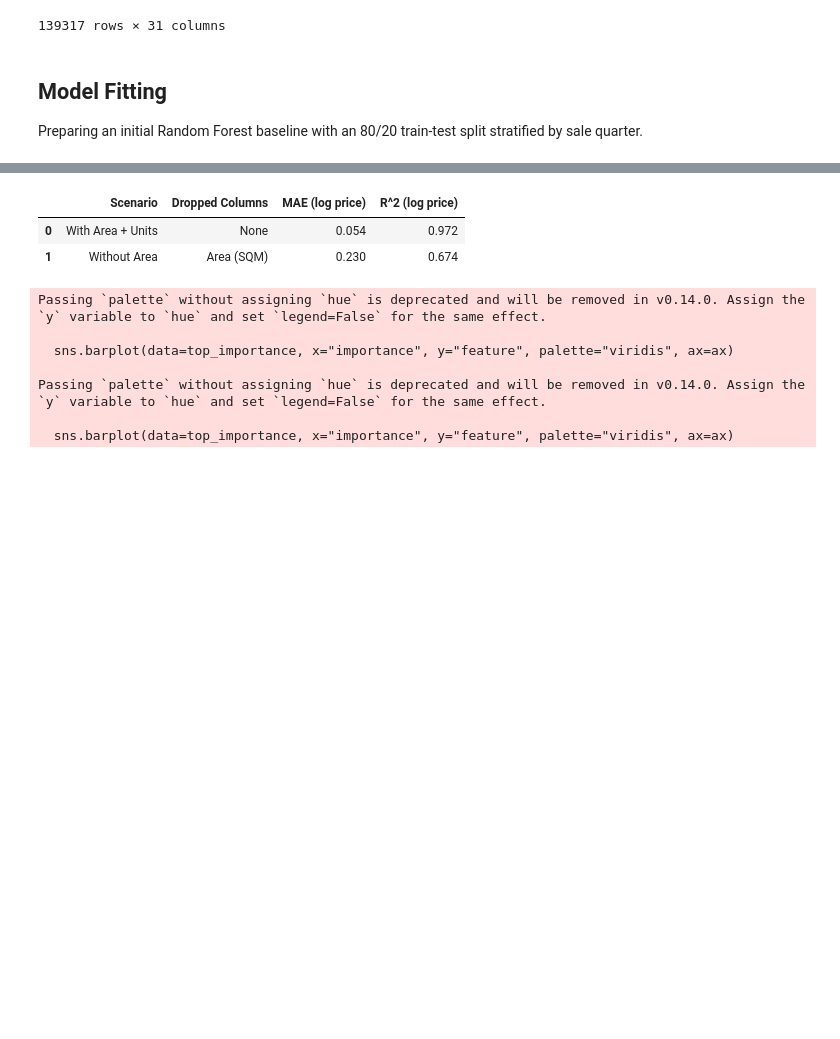
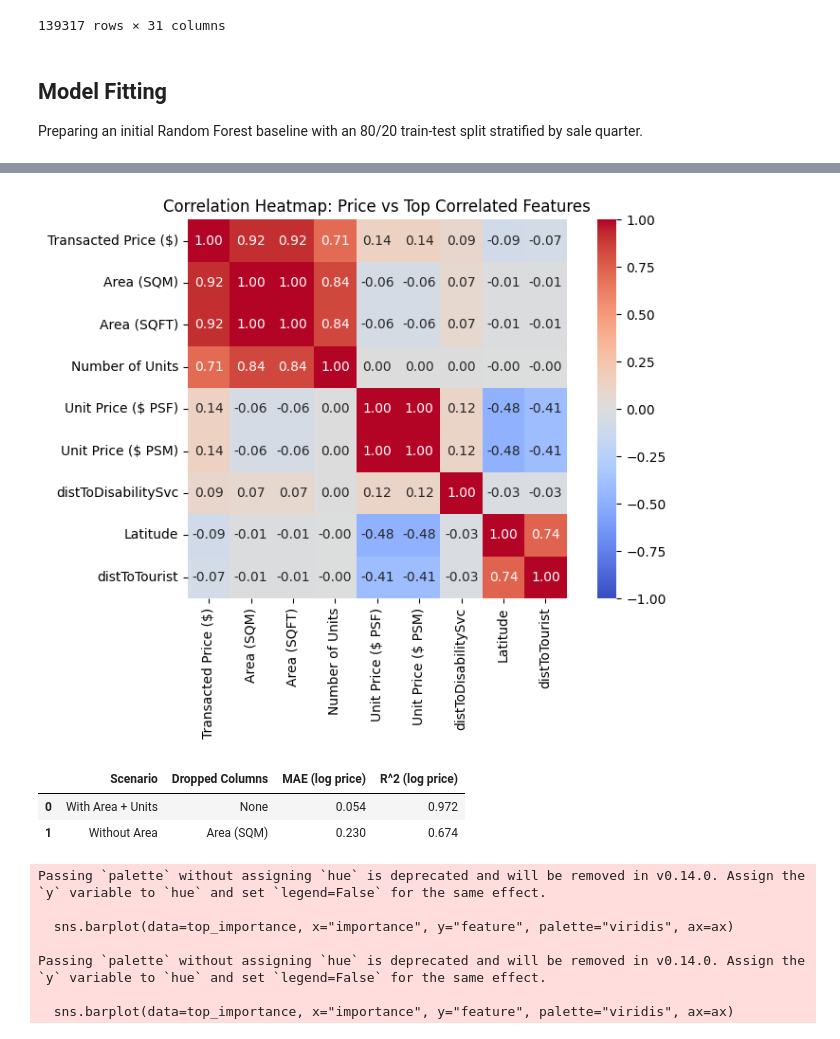
Before and after one commit to aatmiyasilwal/COMP3522-Singapore, a Jupyter notebook: ml.ipynb, the cells around one changed output, grey strips where cells are left out. Saved outputs shown, nothing was run; the diff lists cells and outputs as text; code cells hidden in the pictures; blank space fills up the shorter version.

```diff
--- a/ml.ipynb
+++ b/ml.ipynb
@@ -304,3 +387,23 @@ experiment_configs = [
+# %%
+numeric_candidates = model_df.select_dtypes(include=[np.number]).drop(columns=[log_target_column], errors="ignore")
+if target_column not in numeric_candidates.columns:
+    raise KeyError(f"Target column '{target_column}' not present or not numeric for correlation heatmap.")
+
+corr_with_price = numeric_candidates.corr()[target_column].drop(target_column).dropna().sort_values(key=lambda s: s.abs(), ascending=False)
+if corr_with_price.empty:
+    raise RuntimeError("No numeric features available to correlate with transaction price.")
+
+top_features = corr_with_price.head(8).index.tolist()
+heatmap_cols = [target_column] + top_features
+heatmap_df = model_df[heatmap_cols].corr()
+
+plt.figure(figsize=(8, 6))
+sns.heatmap(heatmap_df, annot=True, fmt=".2f", cmap="coolwarm", vmin=-1, vmax=1, square=True)
+plt.title("Correlation Heatmap: Price vs Top Correlated Features")
+plt.tight_layout()
+plt.show()
+# %% [output]
+[figure, added]
 # %%
 def run_random_forest_experiment(extra_drop: list[str]) -> dict:
     drop_cols = [col for col in base_drop_columns + extra_drop if col in model_df.columns]
```
Also changed, not shown: parts of 10 cells of this notebook.
